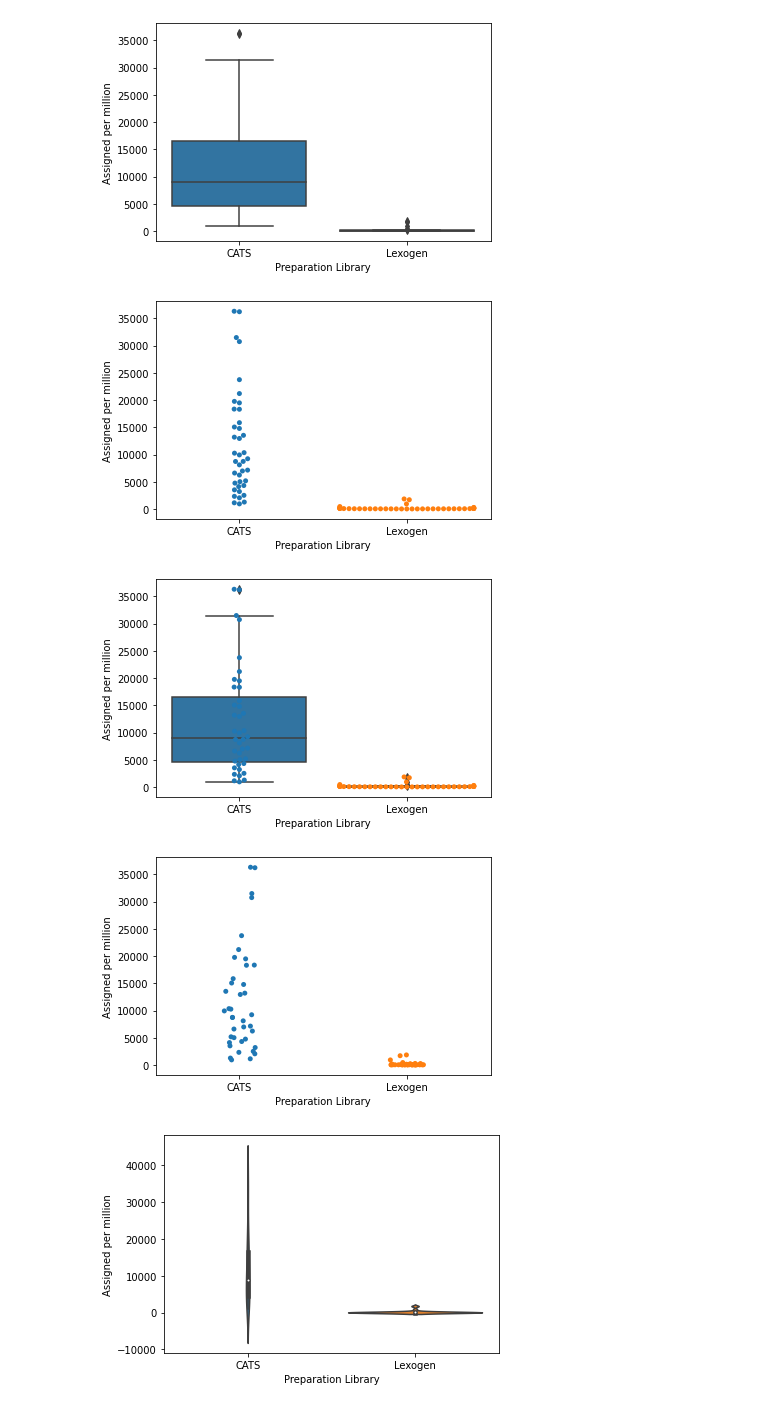
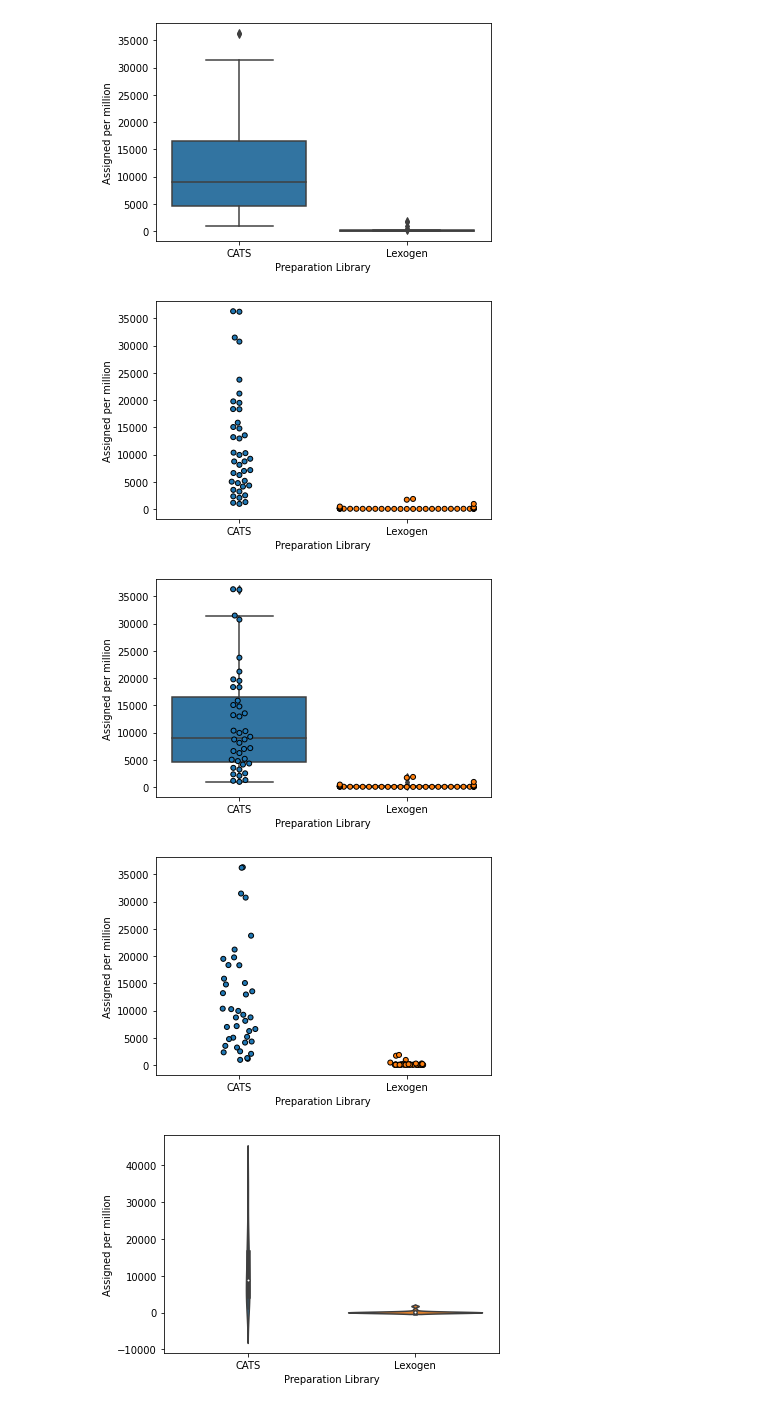
Before and after one commit to ucsffrancislab/genomics, a Jupyter notebook: data/20210428-EV/20210909-RetroElement/CATSvsLexogen.ipynb, the cells around one changed output. Drawn from its saved outputs; the diff is of its cells as text; code cells hidden in the pictures.

```diff
--- a/data/20210428-EV/20210909-RetroElement/CATSvsLexogen.ipynb
+++ b/data/20210428-EV/20210909-RetroElement/CATSvsLexogen.ipynb
@@ -286,27 +286,30 @@ plt.show()
 # %% [output]
 [figure]
 # %%
-ax=sns.swarmplot(x="library", y="assigned per million", data=df)
+ax=sns.swarmplot(x="library", y="assigned per million", data=df,size=5,
+    edgecolor='black',linewidth=1,linestyle='-')
 ax.set_xlabel("Preparation Library")
 ax.set_ylabel("Assigned per million")
 plt.show()
 # %% [output]
-[figure, old version]
+[figure, new version]
 # %%
 ax=sns.boxplot(x="library", y="assigned per million", data=df)
-ax=sns.swarmplot(x="library", y="assigned per million", data=df)
+ax=sns.swarmplot(x="library", y="assigned per million", data=df,size=5,
+    edgecolor='black',linewidth=1,linestyle='-')
 ax.set_xlabel("Preparation Library")
 ax.set_ylabel("Assigned per million")
 plt.show()
 # %% [output]
-[figure, old version]
+[figure, new version]
 # %%
-ax=sns.stripplot(x="library", y="assigned per million", data=df)
+ax=sns.stripplot(x="library", y="assigned per million", data=df,size=5,
+    edgecolor='black',linewidth=1,linestyle='-')
 ax.set_xlabel("Preparation Library")
 ax.set_ylabel("Assigned per million")
 plt.show()
 # %% [output]
-[figure, old version]
+[figure, new version]
 # %%
 ax=sns.violinplot(x="library", y="assigned per million", data=df)
 ax.set_xlabel("Preparation Library")
```
